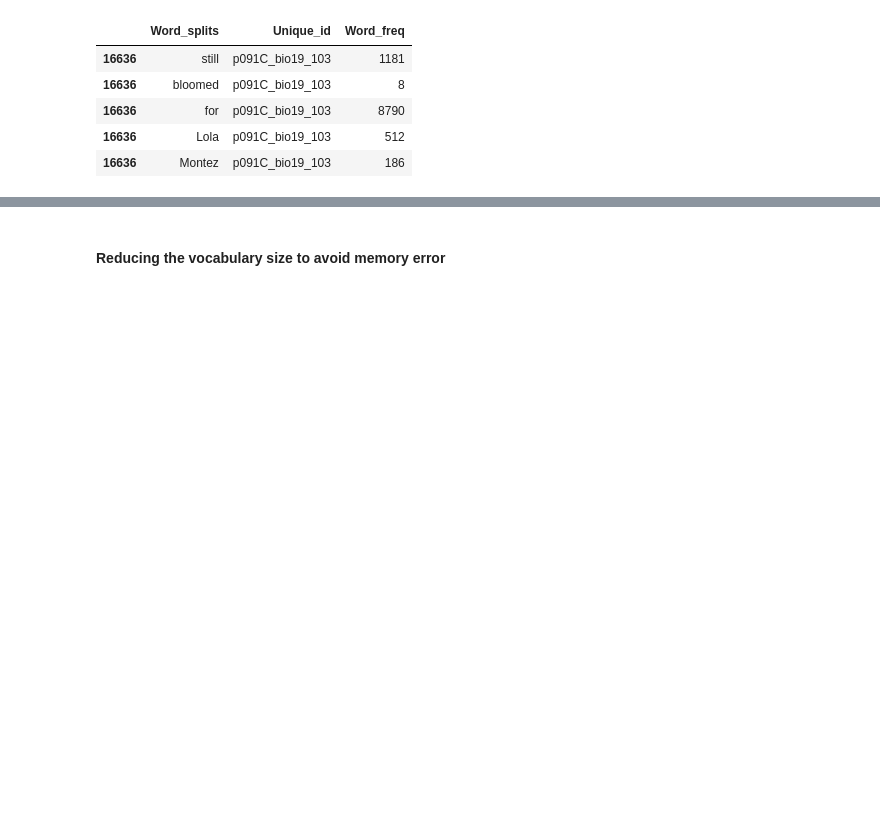
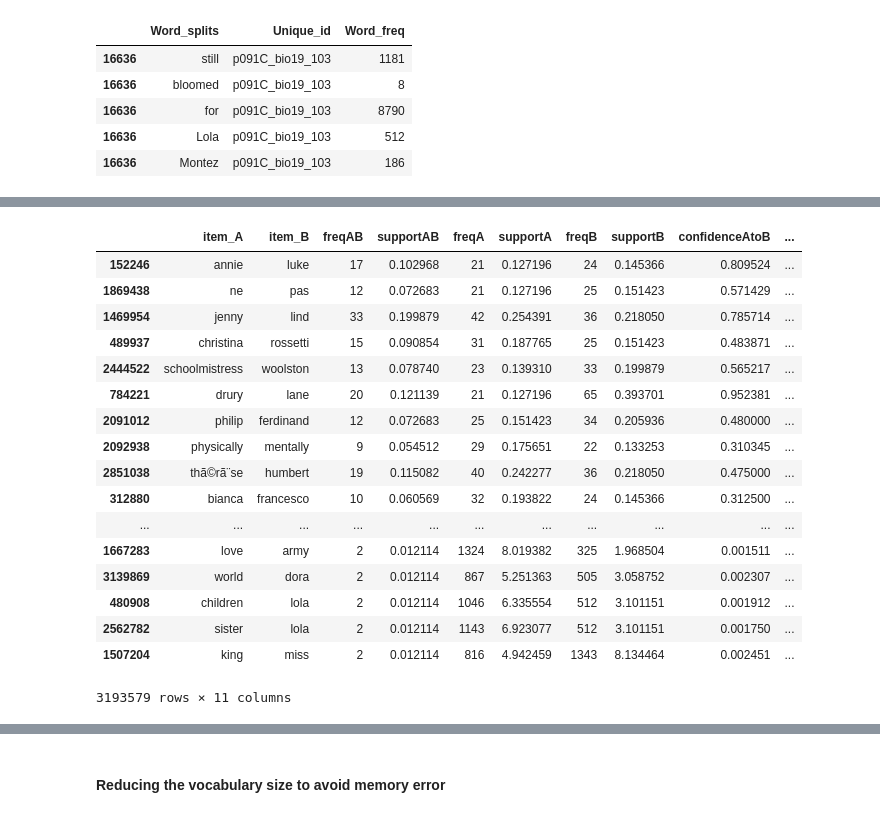
Before and after one commit to UVA-DSI-2019-Capstones/CBW, a Jupyter notebook: Association Rule/Association Rule.ipynb, the cells around one changed output, grey strips where cells are left out. Drawn from its saved outputs; the diff is of its cells as text; code cells hidden in the pictures; blank space fills up the shorter version.

Commit message:
Association Rule update

```diff
--- a/Association Rule/Association Rule.ipynb
+++ b/Association Rule/Association Rule.ipynb
@@ -96,10 +95,0 @@ Text_Para.tail()
-# %%
-# Generator that yields item pairs, one at a time
-def get_item_pairs(order_item):
-
-    # For each order, generate a list of items in that order
-    for order_id, order_object in order_item.groupby('Unique_id')['Words_clean']:
-        item_list = order_object.values
-        # For each item list, generate item pairs, one at a time
-        for item_pair in combinations(item_list, 2):
-            yield item_pair
@@ -106,5 +98,6 @@ def get_item_pairs(order_item):
 # %%
-Text_para_final['Words_clean'] = Text_para_final.Word_splits.apply(lambda x: x.lower())
+Text_para_final.loc[:,'Words_clean'] = Text_para_final.Word_splits.apply(lambda x: x.lower())
+Text_Para.loc[:,'Words_clean'] = Text_Para.Word_splits.apply(lambda x: x.lower())
 # %% [output]
 A value is trying to be set on a copy of a slice from a DataFrame.
 Try using .loc[row_indexer,col_indexer] = value instead
@@ -136,0 +249,12 @@ Counter({('french', 'influence'): 9,
+# %%
+import pandas as pd
+import numpy as np
+import sys
+from itertools import combinations, groupby
+from collections import Counter
+from IPython.display import display
+
+Words = Text_para_final[['Unique_id','Words_clean']].drop_duplicates().set_index('Unique_id')['Words_clean'].rename('item_id')
+# %%
+%%time
+rules = association_rules(Words, 0.01)
@@ -136,0 +271,21 @@ Counter({('french', 'influence'): 9,
+# %%
+rules
+# %% [output]
+|  | item_A | item_B | freqAB | supportAB | freqA | supportA | freqB | supportB | confidenceAtoB | ... |
+| 152246 | annie | luke | 17 | 0.102968 | 21 | 0.127196 | 24 | 0.145366 | 0.809524 | ... |
+| 1869438 | ne | pas | 12 | 0.072683 | 21 | 0.127196 | 25 | 0.151423 | 0.571429 | ... |
+| 1469954 | jenny | lind | 33 | 0.199879 | 42 | 0.254391 | 36 | 0.218050 | 0.785714 | ... |
+| 489937 | christina | rossetti | 15 | 0.090854 | 31 | 0.187765 | 25 | 0.151423 | 0.483871 | ... |
+| 2444522 | schoolmistress | woolston | 13 | 0.078740 | 23 | 0.139310 | 33 | 0.199879 | 0.565217 | ... |
+| 784221 | drury | lane | 20 | 0.121139 | 21 | 0.127196 | 65 | 0.393701 | 0.952381 | ... |
+| 2091012 | philip | ferdinand | 12 | 0.072683 | 25 | 0.151423 | 34 | 0.205936 | 0.480000 | ... |
+| 2092938 | physically | mentally | 9 | 0.054512 | 29 | 0.175651 | 22 | 0.133253 | 0.310345 | ... |
+| 2851038 | thã©rã¨se | humbert | 19 | 0.115082 | 40 | 0.242277 | 36 | 0.218050 | 0.475000 | ... |
+| 312880 | bianca | francesco | 10 | 0.060569 | 32 | 0.193822 | 24 | 0.145366 | 0.312500 | ... |
+| ... | ... | ... | ... | ... | ... | ... | ... | ... | ... | ... |
+| 1667283 | love | army | 2 | 0.012114 | 1324 | 8.019382 | 325 | 1.968504 | 0.001511 | ... |
+| 3139869 | world | dora | 2 | 0.012114 | 867 | 5.251363 | 505 | 3.058752 | 0.002307 | ... |
+| 480908 | children | lola | 2 | 0.012114 | 1046 | 6.335554 | 512 | 3.101151 | 0.001912 | ... |
+| 2562782 | sister | lola | 2 | 0.012114 | 1143 | 6.923077 | 512 | 3.101151 | 0.001750 | ... |
+| 1507204 | king | miss | 2 | 0.012114 | 816 | 4.942459 | 1343 | 8.134464 | 0.002451 | ... |
+3193579 rows × 11 columns
```
Also changed, not shown: parts of 30 cells of this notebook.
